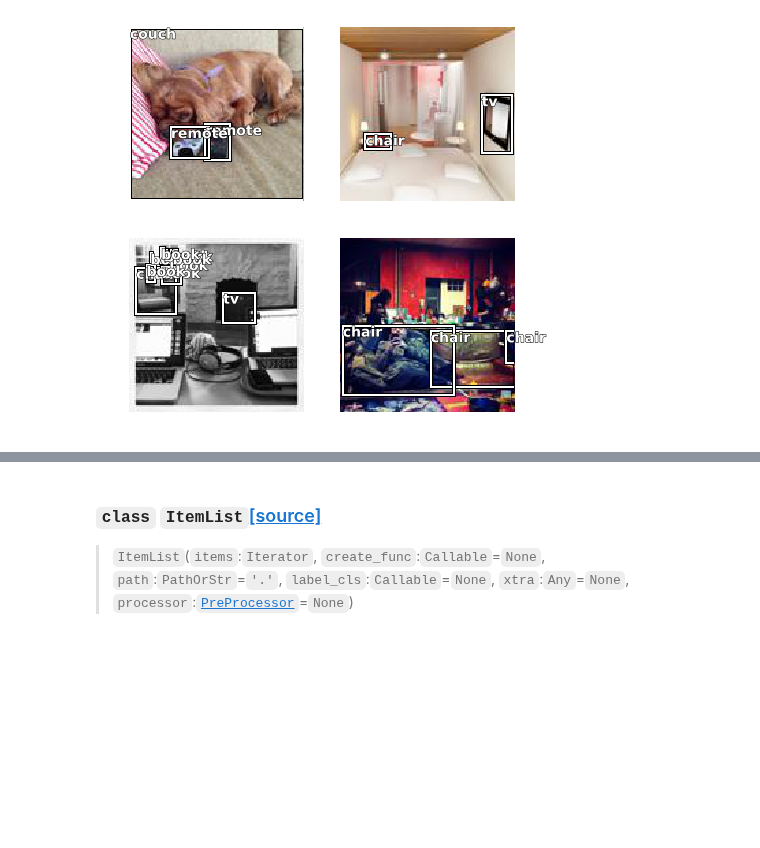
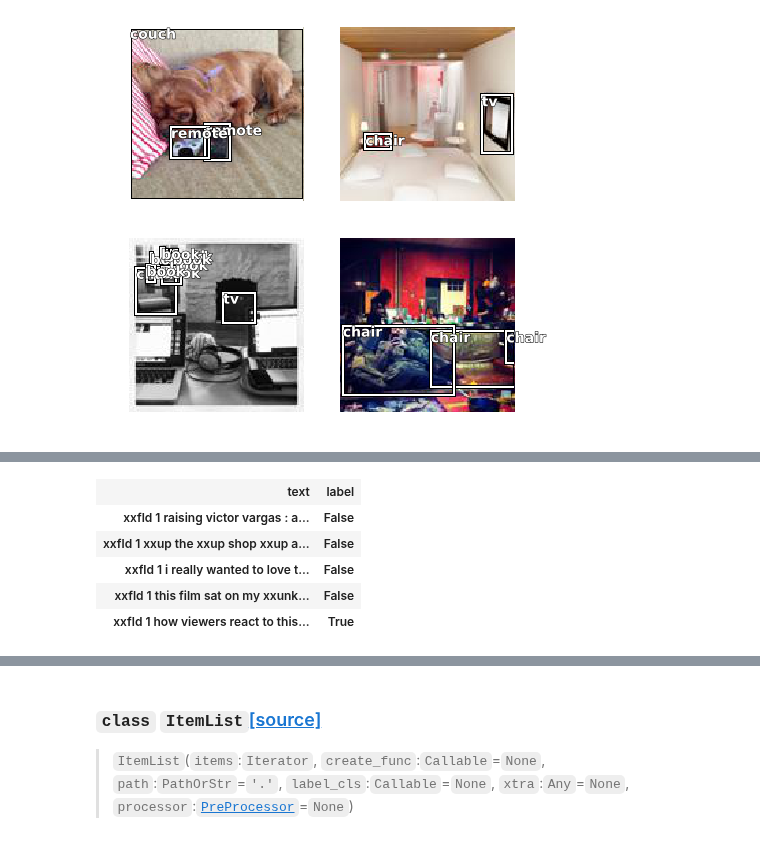
Before and after one commit to zhaoshaojun/fastai, a Jupyter notebook: docs_src/data_block.ipynb, the cells around one changed output, grey strips where cells are left out. Cells and saved outputs as stored; diff of their text form; code cells hidden in the pictures; blank space fills up the shorter version.

```diff
--- a/docs_src/data_block.ipynb
+++ b/docs_src/data_block.ipynb
@@ -136,0 +174,14 @@ data.show_batch(rows=2, ds_type=DatasetType.Valid, figsize=(6,6))
+# %%
+data_clas = (TextList.from_csv(imdb, 'texts.csv', col='text')
+                   .random_split_by_pct()
+                   .label_from_df(cols='is_valid')
+                   .databunch())
+# %%
+data_clas.show_batch()
+# %% [output]
+| text | label |
+| xxfld 1 raising victor vargas : a... | False |
+| xxfld 1 xxup the xxup shop xxup a... | False |
+| xxfld 1 i really wanted to love t... | False |
+| xxfld 1 this film sat on my xxunk... | False |
+| xxfld 1 how viewers react to this... | True |
```
Also changed, not shown: parts of 119 cells of this notebook, 52 other files.
